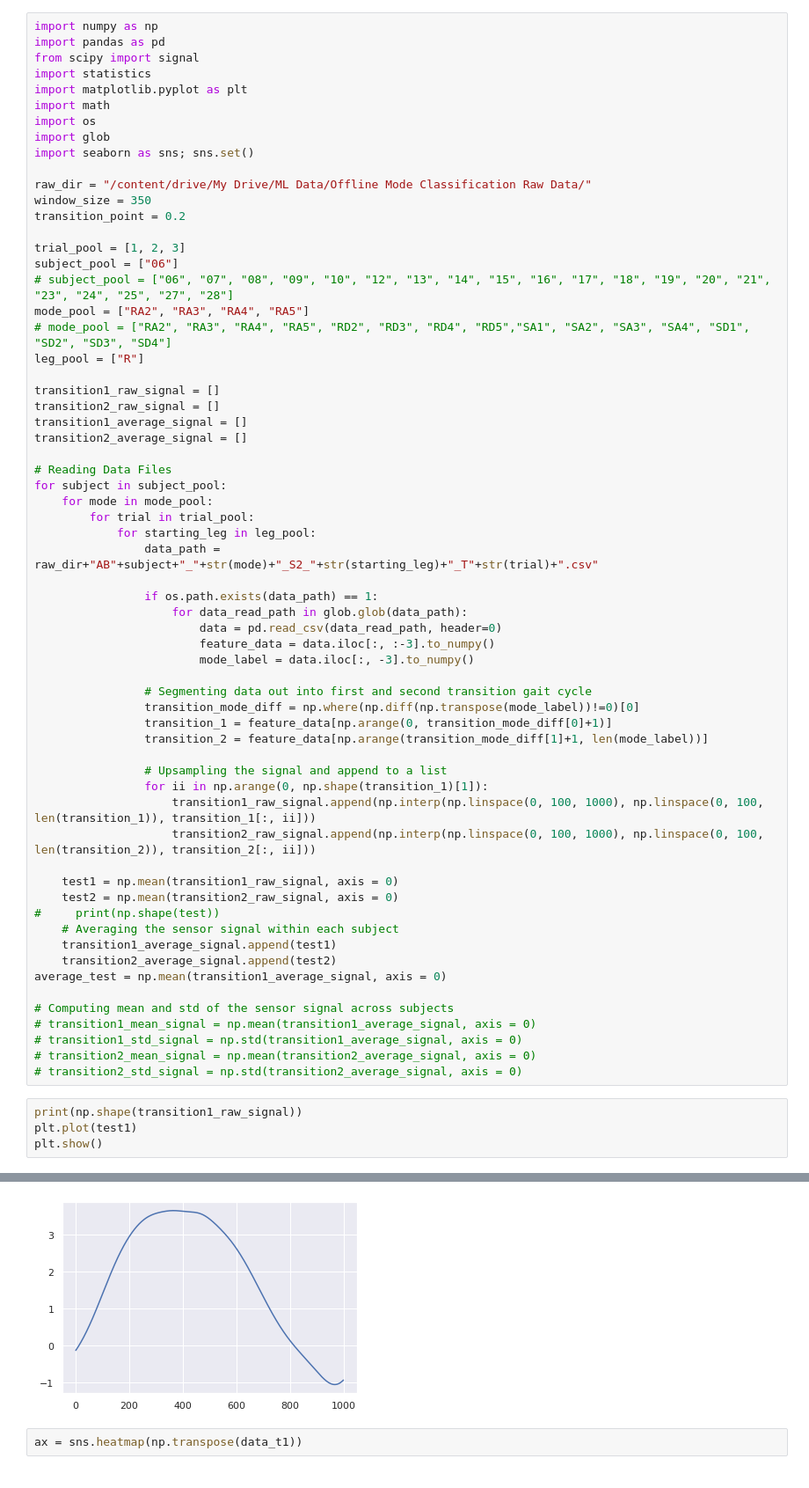
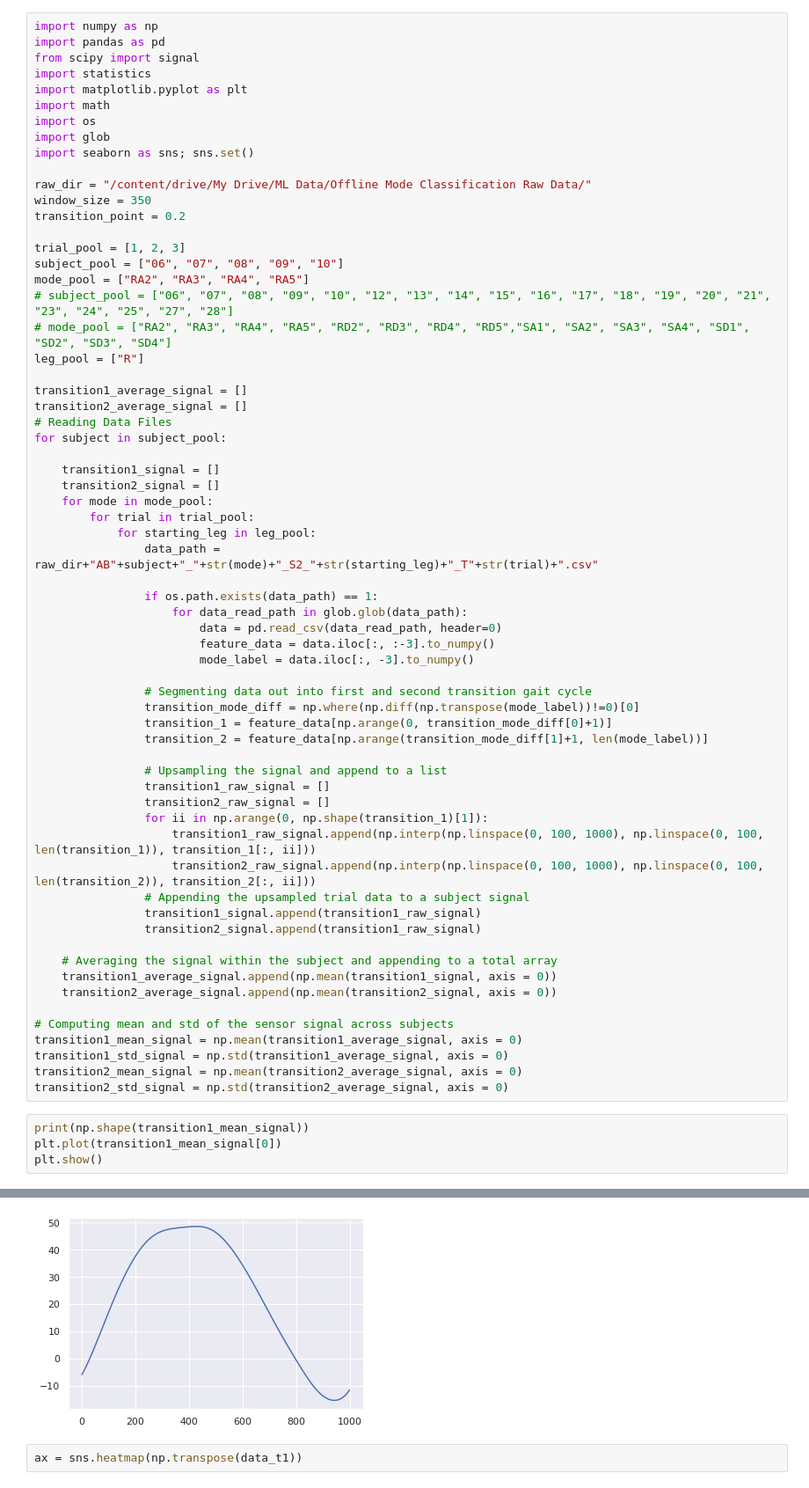
Before and after one commit to inseungkang/HipExo_OfflineModeClassification, a Jupyter notebook: Signal Analysis/Transitional_Mode_Signal_Analysis.ipynb, the cells around one changed output, grey strips where cells are left out. Shown at 88% size. Cells and saved outputs as stored; diff of their text form.

```diff
--- a/Signal Analysis/Transitional_Mode_Signal_Analysis.ipynb
+++ b/Signal Analysis/Transitional_Mode_Signal_Analysis.ipynb
@@ -14,19 +14,19 @@ window_size = 350
 transition_point = 0.2
 
 trial_pool = [1, 2, 3]
-subject_pool = ["06"]
+subject_pool = ["06", "07", "08", "09", "10"]
+mode_pool = ["RA2", "RA3", "RA4", "RA5"]
 # subject_pool = ["06", "07", "08", "09", "10", "12", "13", "14", "15", "16", "17", "18", "19", "20", "21", "23", "24", "25", "27", "28"]
-mode_pool = ["RA2", "RA3", "RA4", "RA5"]
 # mode_pool = ["RA2", "RA3", "RA4", "RA5", "RD2", "RD3", "RD4", "RD5","SA1", "SA2", "SA3", "SA4", "SD1", "SD2", "SD3", "SD4"]
 leg_pool = ["R"]
 
-transition1_raw_signal = []
-transition2_raw_signal = []
 transition1_average_signal = []
 transition2_average_signal = []
-
 # Reading Data Files
 for subject in subject_pool:
+
+    transition1_signal = []
+    transition2_signal = []
     for mode in mode_pool:
         for trial in trial_pool:
             for starting_leg in leg_pool:
@@ -44,25 +44,26 @@ for subject in subject_pool:
                 transition_2 = feature_data[np.arange(transition_mode_diff[1]+1, len(mode_label))]
 
                 # Upsampling the signal and append to a list
+                transition1_raw_signal = []
+                transition2_raw_signal = []
                 for ii in np.arange(0, np.shape(transition_1)[1]):
                     transition1_raw_signal.append(np.interp(np.linspace(0, 100, 1000), np.linspace(0, 100, len(transition_1)), transition_1[:, ii]))
                     transition2_raw_signal.append(np.interp(np.linspace(0, 100, 1000), np.linspace(0, 100, len(transition_2)), transition_2[:, ii]))
+                # Appending the upsampled trial data to a subject signal
+                transition1_signal.append(transition1_raw_signal)
+                transition2_signal.append(transition1_raw_signal)
 
-    test1 = np.mean(transition1_raw_signal, axis = 0)
-    test2 = np.mean(transition2_raw_signal, axis = 0)
-#     print(np.shape(test))
-    # Averaging the sensor signal within each subject
-    transition1_average_signal.append(test1)
-    transition2_average_signal.append(test2)
-average_test = np.mean(transition1_average_signal, axis = 0)
+    # Averaging the signal within the subject and appending to a total array
+    transition1_average_signal.append(np.mean(transition1_signal, axis = 0))
+    transition2_average_signal.append(np.mean(transition2_signal, axis = 0))
 
 # Computing mean and std of the sensor signal across subjects
-# transition1_mean_signal = np.mean(transition1_average_signal, axis = 0)
-# transition1_std_signal = np.std(transition1_average_signal, axis = 0)
-# transition2_mean_signal = np.mean(transition2_average_signal, axis = 0)
-# transition2_std_signal = np.std(transition2_average_signal, axis = 0)
+transition1_mean_signal = np.mean(transition1_average_signal, axis = 0)
+transition1_std_signal = np.std(transition1_average_signal, axis = 0)
+transition2_mean_signal = np.mean(transition2_average_signal, axis = 0)
+transition2_std_signal = np.std(transition2_average_signal, axis = 0)
 # %%
-print(np.shape(transition1_raw_signal))
-plt.plot(test1)
+print(np.shape(transition1_mean_signal))
+plt.plot(transition1_mean_signal[0])
 plt.show()
 # %% [output]
@@ -70,4 +71,4 @@ plt.show()
-[figure, old version]
+[figure, new version]
 # %%
 ax = sns.heatmap(np.transpose(data_t1))
 # %% [output]
```
Also changed, not shown: parts of 1 cell of this notebook.
